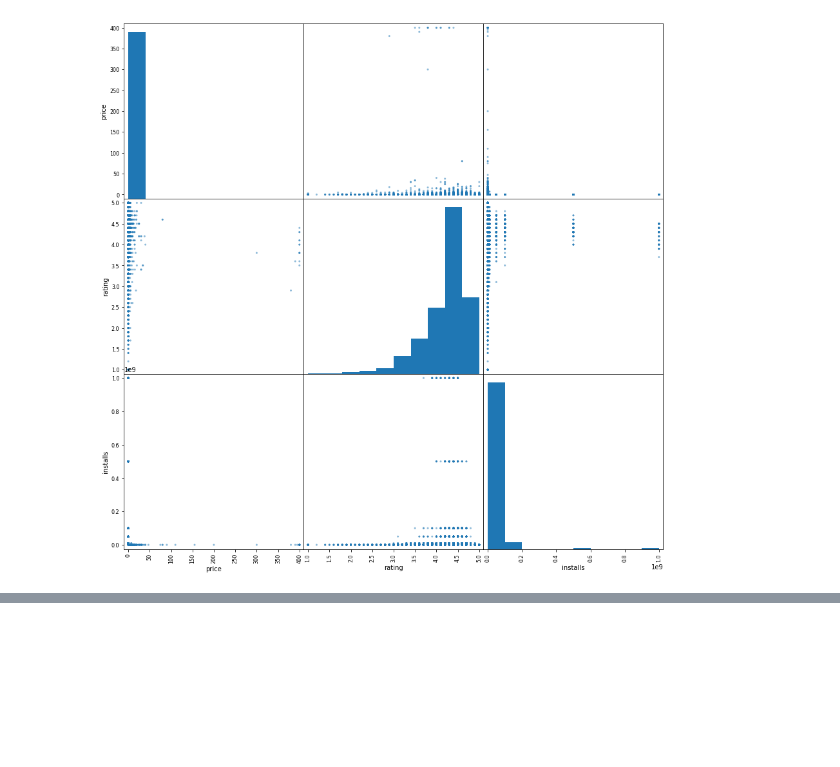
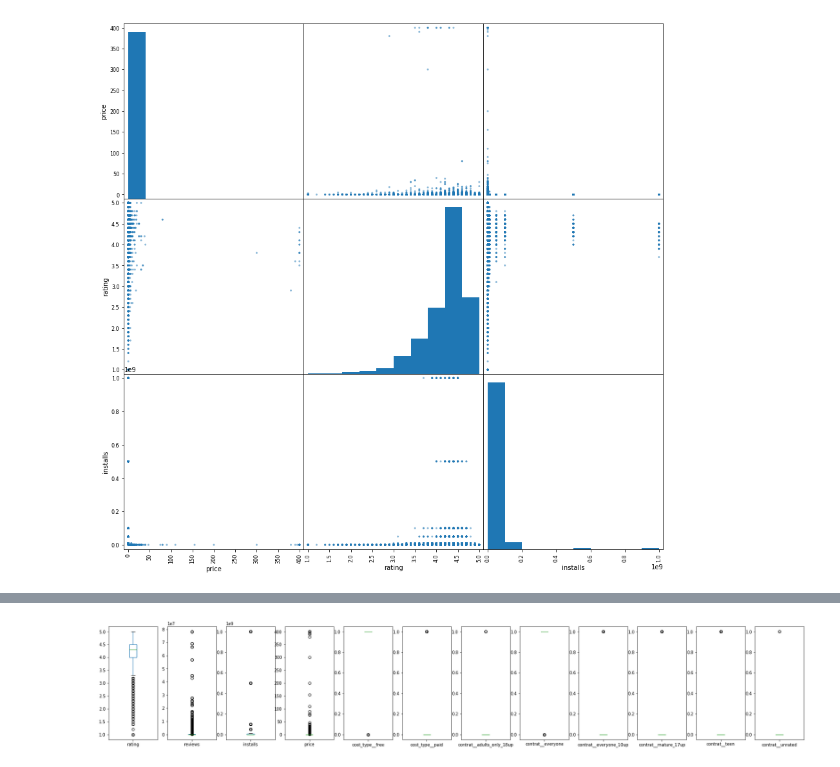
Before and after one commit to lena-kilian/JULV5000M_Liverpool, a Jupyter notebook: App_Analysis.ipynb, the cells around one changed output, grey strips where cells are left out. Drawn from its saved outputs; the diff is of its cells as text; code cells hidden in the pictures; blank space fills up the shorter version.

```diff
--- a/App_Analysis.ipynb
+++ b/App_Analysis.ipynb
@@ -117,0 +112,5 @@ plt.show()
+# %%
+test_data.plot(kind='box', subplots=True, figsize=(30, 5))
+plt.show()
+# %% [output]
+[figure, added]
```
Also changed, not shown: parts of 18 cells of this notebook.
